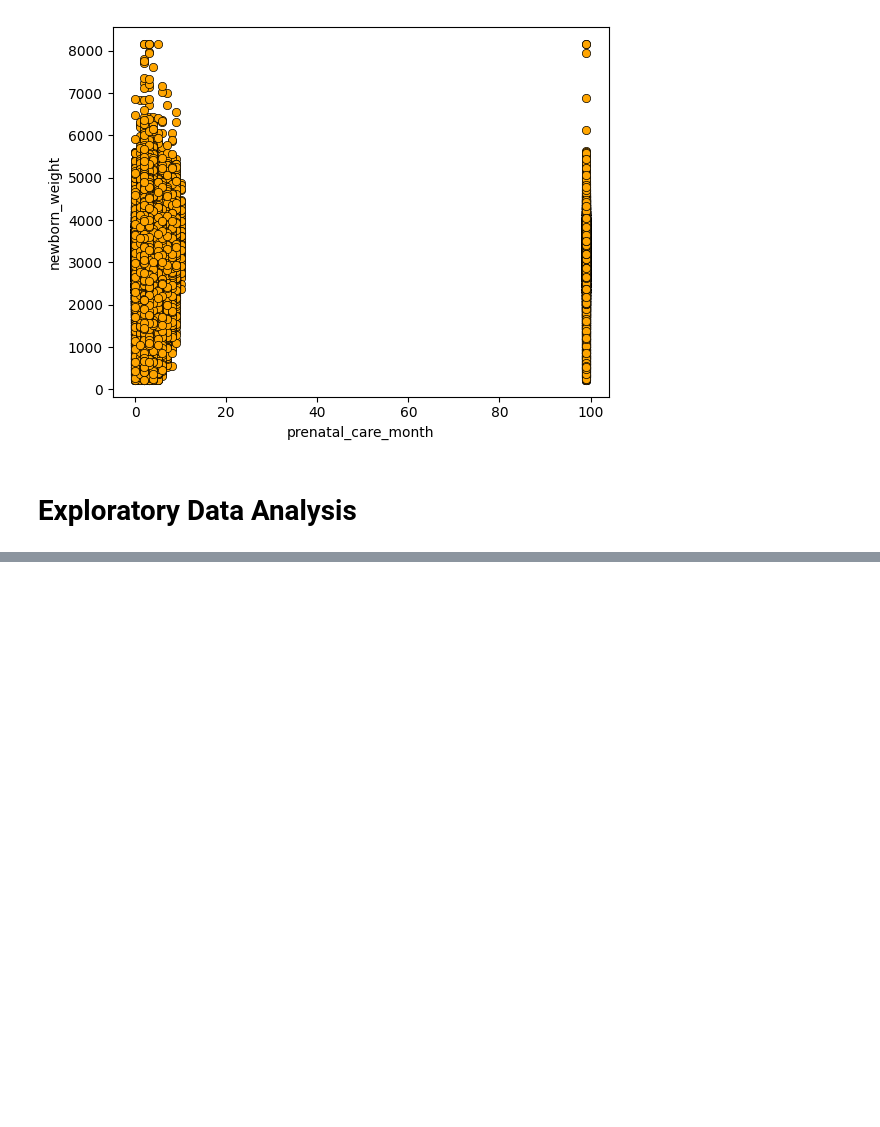
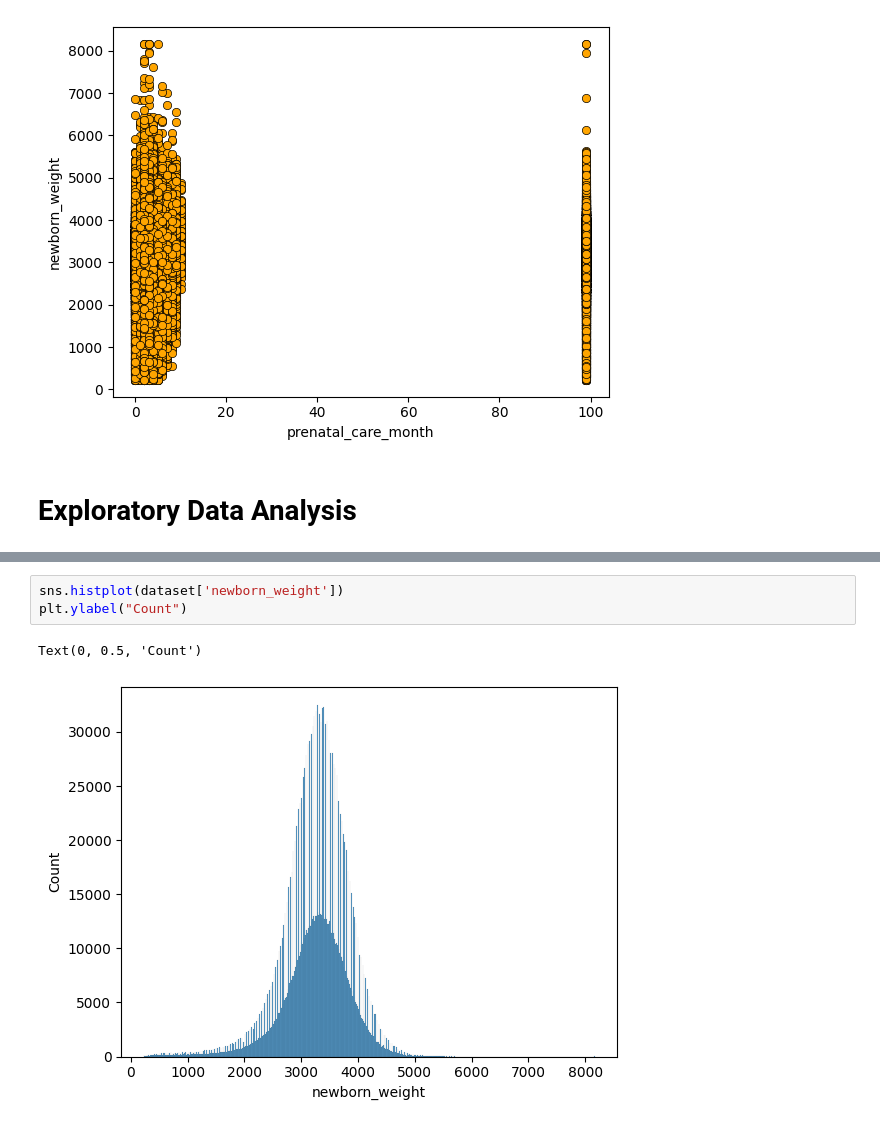
Before and after one commit to AlexWieli/ML_project, a Jupyter notebook: regression/regression.ipynb, the cells around one changed output, grey strips where cells are left out. Drawn from its saved outputs; the diff is of its cells as text; blank space fills up the shorter version.

```diff
--- a/regression/regression.ipynb
+++ b/regression/regression.ipynb
@@ -354,0 +308,6 @@ KeyError: 'mother_marital_status'
+# %%
+sns.histplot(dataset['newborn_weight'])
+plt.ylabel("Count")
+# %% [output]
+Text(0, 0.5, 'Count')
+[figure, added]
```
Also changed, not shown: parts of 20 cells of this notebook.
